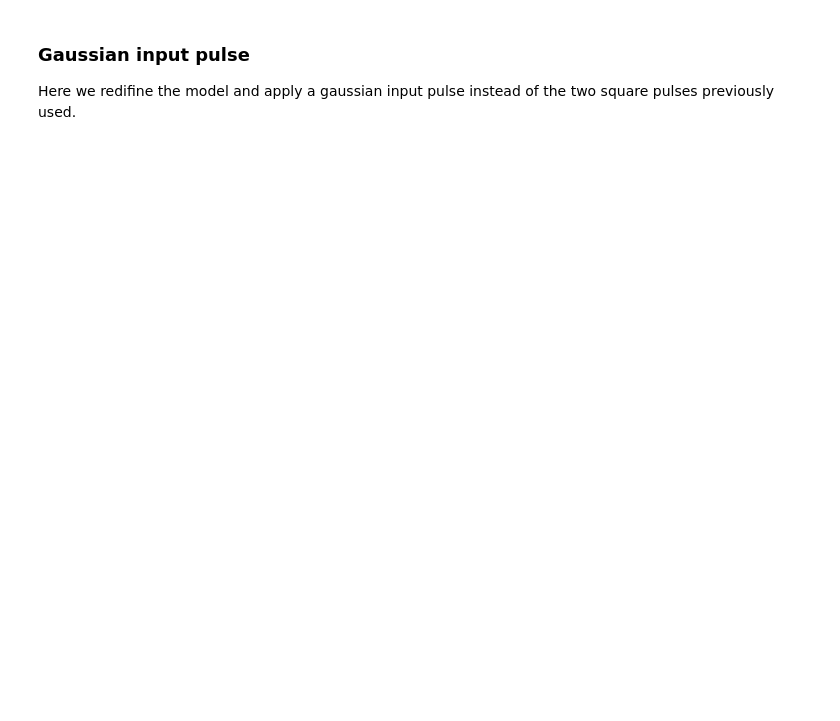
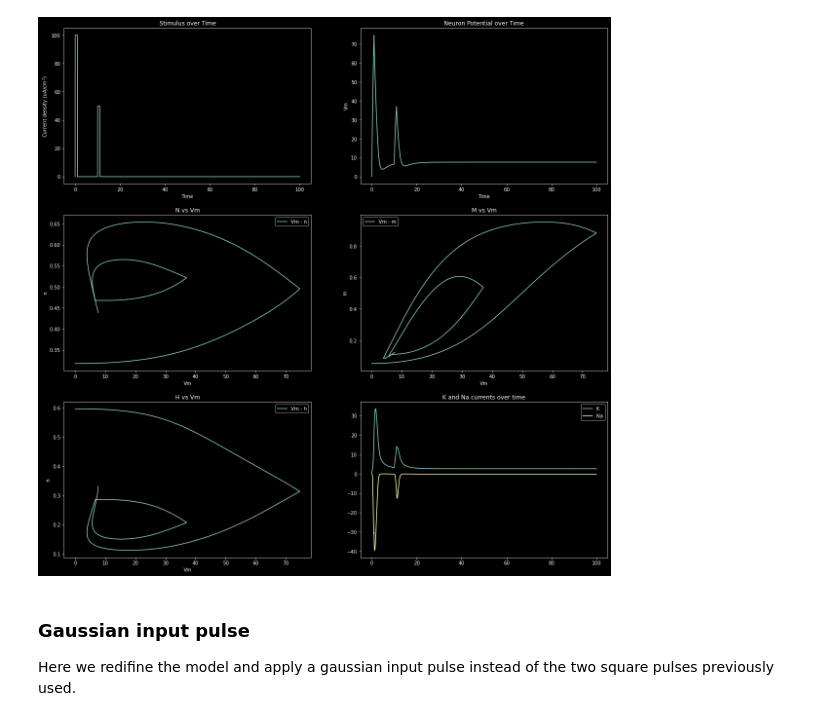
Before and after one commit to pdparakh108/Hodgkin_Huxley_Ising_simulation, a Jupyter notebook: HH_implementation/HH.ipynb, the cells around one changed output. Cells and saved outputs as stored; diff of their text form; code cells hidden in the pictures; blank space fills up the shorter version.

```diff
--- a/HH_implementation/HH.ipynb
+++ b/HH_implementation/HH.ipynb
@@ -165,0 +180,80 @@ Text(0.5, 1.0, 'h over Time')
+# %%
+def I_double_square(t):
+    if 0.0 < t < 1.0:
+        return 100.0
+    elif 10.0 < t < 11.0:
+        return 50.0
+    return 0.0
+
+t0 = 0
+t1 = 100
+t = np.linspace(t0, t1, 100000)
+
+def derivatives(y, t0):
+    dy = np.zeros((4,))
+
+    Vm = y[0]
+    n = y[1]
+    m = y[2]
+    h = y[3]
+
+    # dn/dt
+    dy[1] = (alpha_n(Vm) * (1.0 - n)) - (beta_n(Vm) * n)
+
+    # dm/dt
+    dy[2] = (alpha_m(Vm) * (1.0 - m)) - (beta_m(Vm) * m)
+
+    # dh/dt
+    dy[3] = (alpha_h(Vm) * (1.0 - h)) - (beta_h(Vm) * h)
+
+    # dVm/dt
+    dy[0] = (I_double_square(t0) / C) - (((gK / C) * np.power(n, 4.0))
+                        * (Vm - VK)) - (((gNa / C) * np.power(m, 3.0) * h)
+                        * (Vm - VNa)) - ((gL / C) * (Vm - Vl))
+
+    return dy
+
+# Solve ODE system
+state = np.array([0.0, n_inf(), m_inf(), h_inf()])
+results = odeint(derivatives, state, t)
+
+# Input stimulus
+Idv = [I_double_square(t) for t in t]
+
+# Plot neuron potential over time
+fig, ax = plt.subplots(3,2,figsize=(20, 20))
+ax = ax.reshape(-1)
+ax[1].plot(t, results[:, 0])
+ax[1].set_xlabel('Time')
+ax[1].set_ylabel('Vm')
+ax[1].set_title('Neuron Potential over Time')
+# Plotting the stimulus over time
+ax[0].plot(t, Idv)
+ax[0].set_ylabel(r'Current density (uA/$cm^2$)')
+ax[0].set_xlabel('Time')
+ax[0].set_title('Stimulus over Time')
+
+# Plot some trajectories
+ax[2].plot(results[:, 0], results[:, 1], label='Vm - n')
+ax[3].plot(results[:, 0], results[:, 2], label='Vm - m')
+ax[4].plot(results[:, 0], results[:, 3], label='Vm - h')
+ax[2].set_title('N vs Vm')
+ax[2].set_xlabel('Vm')
+ax[2].set_ylabel('n')
+ax[2].legend()
+ax[3].set_title('M vs Vm')
+ax[3].set_xlabel('Vm')
+ax[3].set_ylabel('m')
+ax[3].legend()
+ax[4].set_title('H vs Vm')
+ax[4].set_xlabel('Vm')
+ax[4].set_ylabel('h')
+ax[4].legend()
+
+# plot Ik and Ina over time
+ax[5].plot(t, gK * np.power(results[:, 1], 4.0) * (results[:, 0] - VK), label='K')
+ax[5].plot(t, gNa * np.power(results[:, 2], 3.0) * results[:, 3] * (results[:, 0] - VNa), label='Na')
+# ax[5].plot(t, gL * (results[:, 0] - Vl), label='L') ## LEAK CURRENT PLOT
+ax[5].set_title('K and Na currents over time')
+ax[5].legend()
+# %% [output]
@@ -166,3 +261,4 @@ Text(0.5, 1.0, 'h over Time')
+[figure, added]
 # %% [markdown]
 ### Gaussian input pulse
 Here we redifine the model and apply a gaussian input pulse instead of the two square pulses previously used.
```
Also changed, not shown: parts of 21 cells of this notebook.
